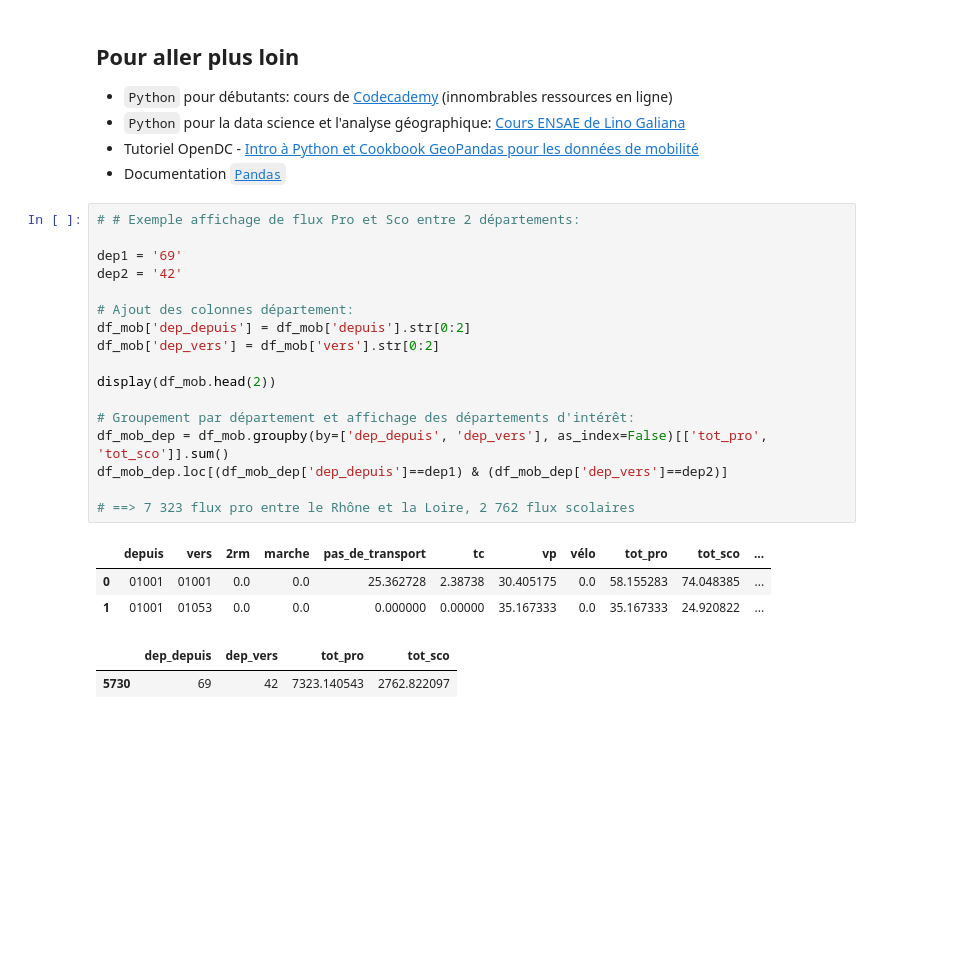
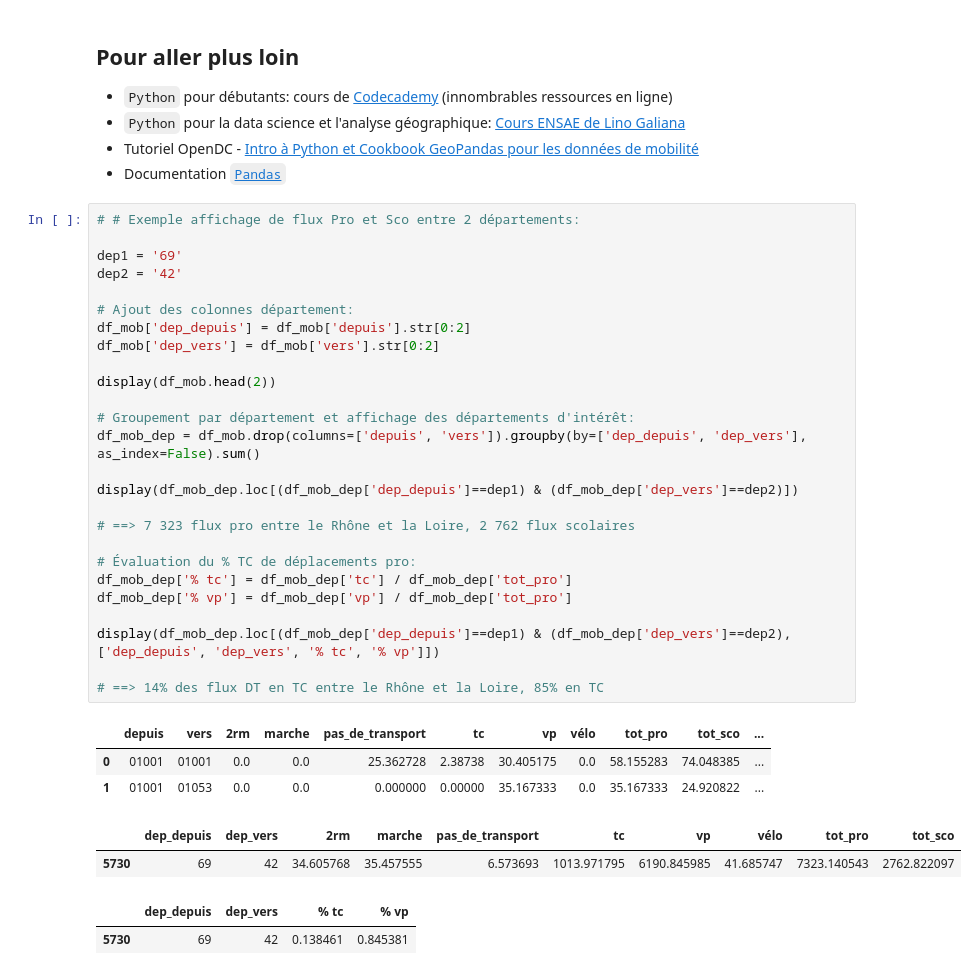
Before and after one commit to daniel-odc/Webinaire_MobPro_CEREMA, a Jupyter notebook: Python_pour_MobPro.ipynb, the cells around one changed output. Cells and saved outputs as stored; diff of their text form; blank space fills up the shorter version.

```diff
--- a/Python_pour_MobPro.ipynb
+++ b/Python_pour_MobPro.ipynb
@@ -327,23 +325,34 @@ Vous pouvez ensuite sélectionner les communes qui vous intéressent, agréger p
 # %%
 # # Exemple affichage de flux Pro et Sco entre 2 départements:
 
 dep1 = '69'
 dep2 = '42'
 
 # Ajout des colonnes département:
 df_mob['dep_depuis'] = df_mob['depuis'].str[0:2]
 df_mob['dep_vers'] = df_mob['vers'].str[0:2]
 
 display(df_mob.head(2))
 
 # Groupement par département et affichage des départements d'intérêt:
-df_mob_dep = df_mob.groupby(by=['dep_depuis', 'dep_vers'], as_index=False)[['tot_pro', 'tot_sco']].sum()
-df_mob_dep.loc[(df_mob_dep['dep_depuis']==dep1) & (df_mob_dep['dep_vers']==dep2)]
+df_mob_dep = df_mob.drop(columns=['depuis', 'vers']).groupby(by=['dep_depuis', 'dep_vers'], as_index=False).sum()
+
+display(df_mob_dep.loc[(df_mob_dep['dep_depuis']==dep1) & (df_mob_dep['dep_vers']==dep2)])
 
 # ==> 7 323 flux pro entre le Rhône et la Loire, 2 762 flux scolaires
+
+# Évaluation du % TC de déplacements pro:
+df_mob_dep['% tc'] = df_mob_dep['tc'] / df_mob_dep['tot_pro']
+df_mob_dep['% vp'] = df_mob_dep['vp'] / df_mob_dep['tot_pro']
+
+display(df_mob_dep.loc[(df_mob_dep['dep_depuis']==dep1) & (df_mob_dep['dep_vers']==dep2), ['dep_depuis', 'dep_vers', '% tc', '% vp']])
+
+# ==> 14% des flux DT en TC entre le Rhône et la Loire, 85% en TC
 # %% [output]
 |  | depuis | vers | 2rm | marche | pas_de_transport | tc | vp | vélo | tot_pro | tot_sco | ... |
 | 0 | 01001 | 01001 | 0.0 | 0.0 | 25.362728 | 2.38738 | 30.405175 | 0.0 | 58.155283 | 74.048385 | ... |
 | 1 | 01001 | 01053 | 0.0 | 0.0 | 0.000000 | 0.00000 | 35.167333 | 0.0 | 35.167333 | 24.920822 | ... |
-|  | dep_depuis | dep_vers | tot_pro | tot_sco |
-| 5730 | 69 | 42 | 7323.140543 | 2762.822097 |
+|  | dep_depuis | dep_vers | 2rm | marche | pas_de_transport | tc | vp | vélo | tot_pro | tot_sco |
+| 5730 | 69 | 42 | 34.605768 | 35.457555 | 6.573693 | 1013.971795 | 6190.845985 | 41.685747 | 7323.140543 | 2762.822097 |
+|  | dep_depuis | dep_vers | % tc | % vp |
+| 5730 | 69 | 42 | 0.138461 | 0.845381 |
```
Also changed, not shown: parts of 2 cells of this notebook.
